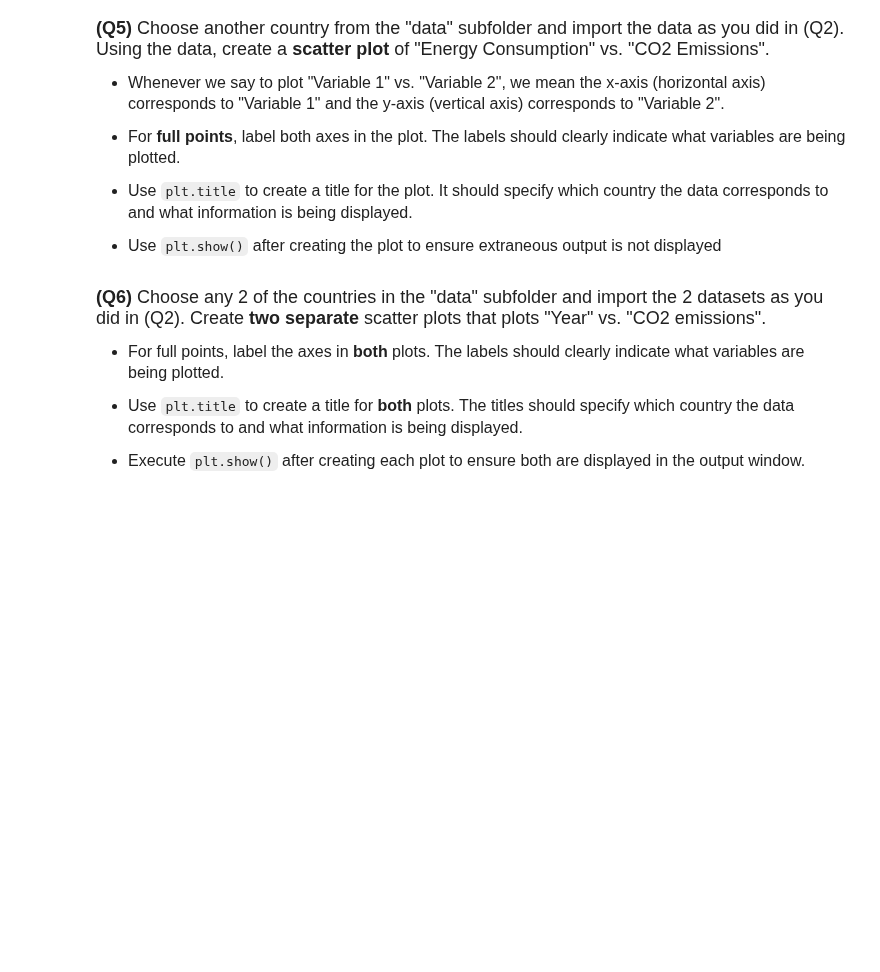
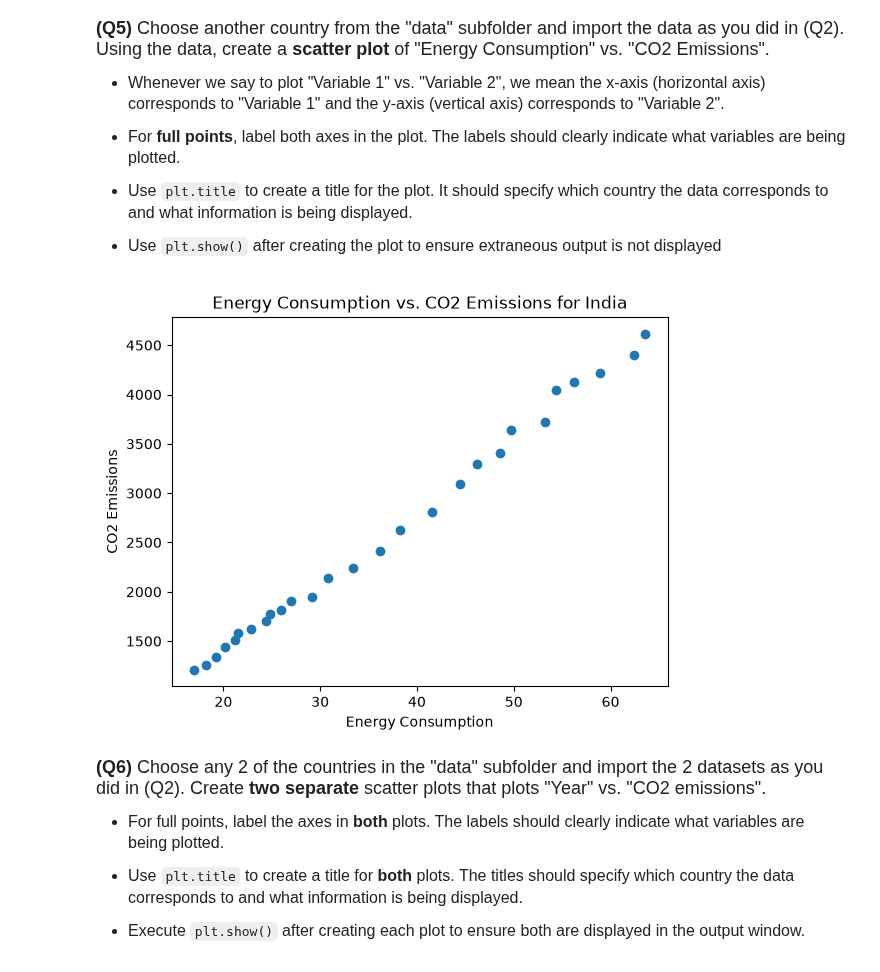
Before and after one commit to maanavg8/datasci185fall2026, a Jupyter notebook: _assignments/assignment_2/Assignment2.ipynb, the cells around one changed output. Cells and saved outputs as stored; diff of their text form; code cells hidden in the pictures; blank space fills up the shorter version.

```diff
--- a/_assignments/assignment_2/Assignment2.ipynb
+++ b/_assignments/assignment_2/Assignment2.ipynb
@@ -102,3 +129,15 @@ us_emissions["CO2_emission"].describe()
+# %%
+# Write your answer
+
+india_emissions = pd.read_csv('data/india_emission.csv')
+
+plt.scatter(x = india_emissions['Energy_consumption'], y = india_emissions['CO2_emission'])
+plt.xlabel("Energy Consumption")
+plt.ylabel("CO2 Emissions")
+plt.title("Energy Consumption vs. CO2 Emissions for India")
+plt.show()
+# %% [output]
+[figure, added]
 # %% [markdown]
 <font size = "4">
 
```
Also changed, not shown: parts of 8 cells of this notebook.
